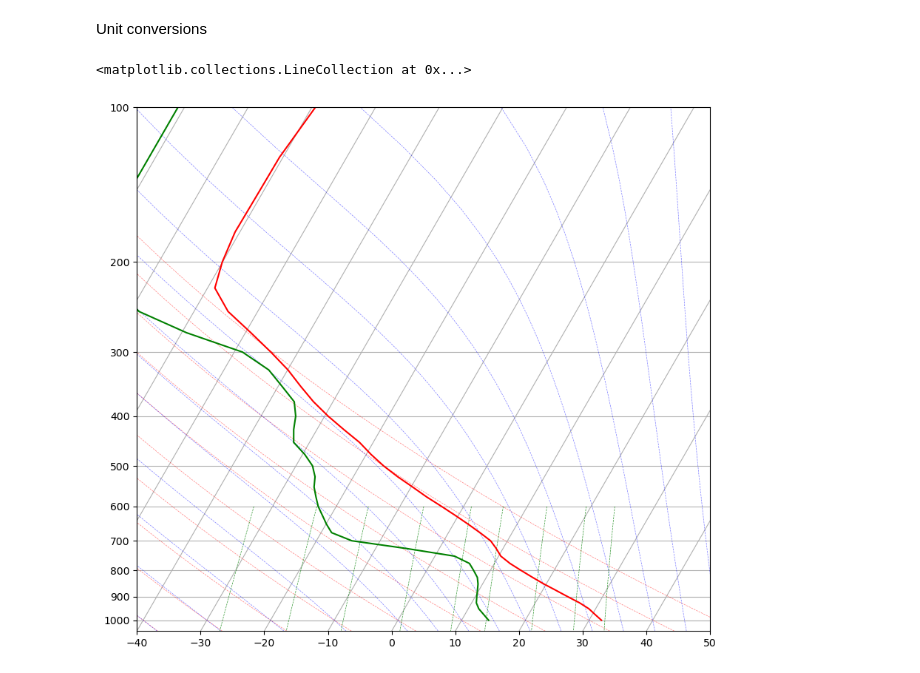
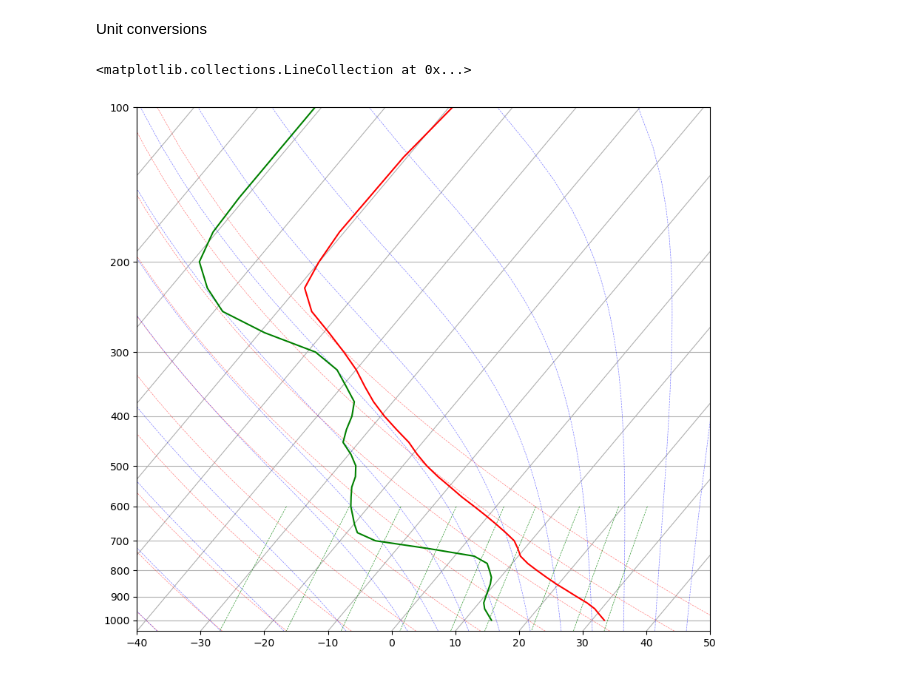
Before and after one commit to robbyfrost/plotting_ufs, a Jupyter notebook: plot_skewt.ipynb, the cells around one changed output. Drawn from its saved outputs; the diff is of its cells as text; code cells hidden in the pictures.

```diff
--- a/plot_skewt.ipynb
+++ b/plot_skewt.ipynb
@@ -134,13 +134,13 @@ for i in range(pres.size):
 # %%
 fig = plt.figure(figsize=(10,10))
 
-skew = plots.SkewT(fig)
+skew = plots.SkewT(fig, rotation=40)
 
 skew.plot(pres, Th_all, 'red')
 skew.plot(pres, Tdh_all, 'green')
 skew.plot_dry_adiabats(lw=0.5)
 skew.plot_moist_adiabats(lw=0.5)
 skew.plot_mixing_lines(lw=0.5)
 # %% [output]
 <matplotlib.collections.LineCollection at 0x...>
-[figure, old version]
+[figure, new version]
```
Also changed, not shown: parts of 1 cell of this notebook, 4 other files.
